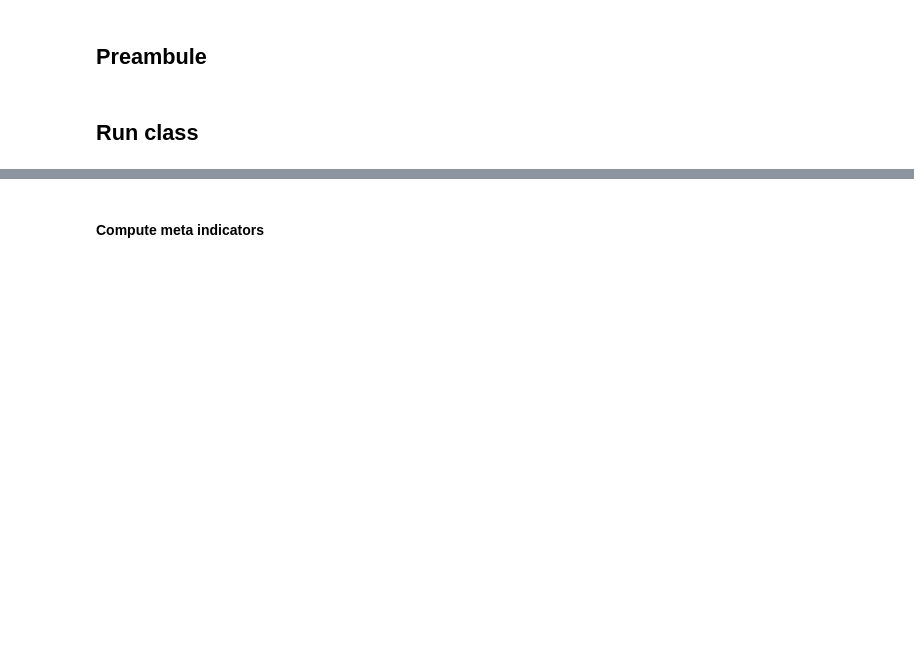
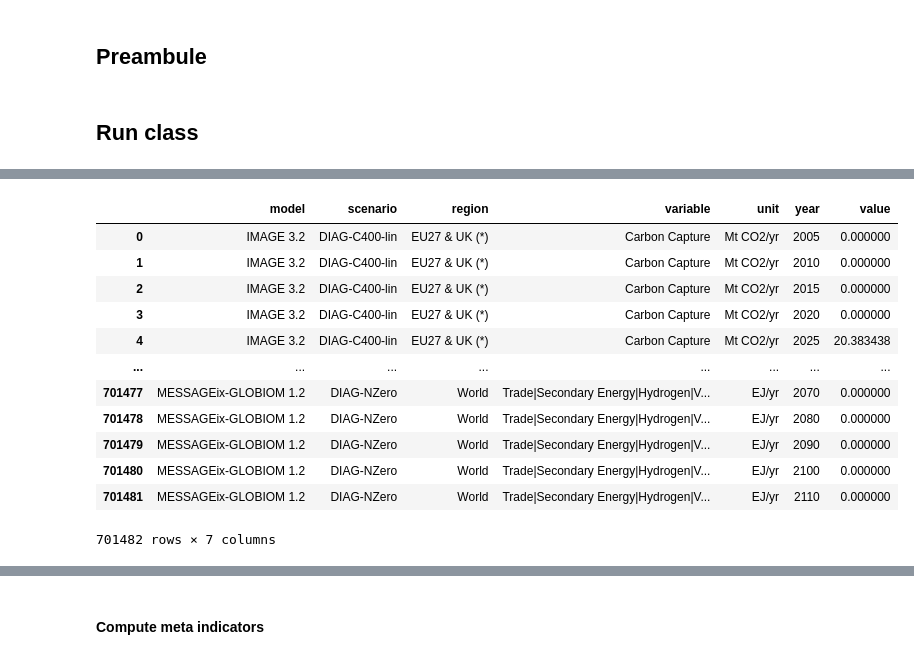
Before and after one commit to MarkMDekker/IAMfingerprints, a Jupyter notebook: Calculations/Main.ipynb, the cells around one changed output, grey strips where cells are left out. Cells and saved outputs as stored; diff of their text form; code cells hidden in the pictures; blank space fills up the shorter version.

```diff
--- a/Calculating/Main.ipynb
+++ b/Calculations/Main.ipynb
@@ -43,0 +41,16 @@ Data variables:
+# %%
+self.pd_mod
+# %% [output]
+|  | model | scenario | region | variable | unit | year | value |
+| 0 | IMAGE 3.2 | DIAG-C400-lin | EU27 & UK (*) | Carbon Capture | Mt CO2/yr | 2005 | 0.000000 |
+| 1 | IMAGE 3.2 | DIAG-C400-lin | EU27 & UK (*) | Carbon Capture | Mt CO2/yr | 2010 | 0.000000 |
+| 2 | IMAGE 3.2 | DIAG-C400-lin | EU27 & UK (*) | Carbon Capture | Mt CO2/yr | 2015 | 0.000000 |
+| 3 | IMAGE 3.2 | DIAG-C400-lin | EU27 & UK (*) | Carbon Capture | Mt CO2/yr | 2020 | 0.000000 |
+| 4 | IMAGE 3.2 | DIAG-C400-lin | EU27 & UK (*) | Carbon Capture | Mt CO2/yr | 2025 | 20.383438 |
+| ... | ... | ... | ... | ... | ... | ... | ... |
+| 701477 | MESSAGEix-GLOBIOM 1.2 | DIAG-NZero | World | Trade|Secondary Energy|Hydrogen|V... | EJ/yr | 2070 | 0.000000 |
+| 701478 | MESSAGEix-GLOBIOM 1.2 | DIAG-NZero | World | Trade|Secondary Energy|Hydrogen|V... | EJ/yr | 2080 | 0.000000 |
+| 701479 | MESSAGEix-GLOBIOM 1.2 | DIAG-NZero | World | Trade|Secondary Energy|Hydrogen|V... | EJ/yr | 2090 | 0.000000 |
+| 701480 | MESSAGEix-GLOBIOM 1.2 | DIAG-NZero | World | Trade|Secondary Energy|Hydrogen|V... | EJ/yr | 2100 | 0.000000 |
+| 701481 | MESSAGEix-GLOBIOM 1.2 | DIAG-NZero | World | Trade|Secondary Energy|Hydrogen|V... | EJ/yr | 2110 | 0.000000 |
+701482 rows × 7 columns
```
Also changed, not shown: parts of 12 cells of this notebook, 7 other files.
